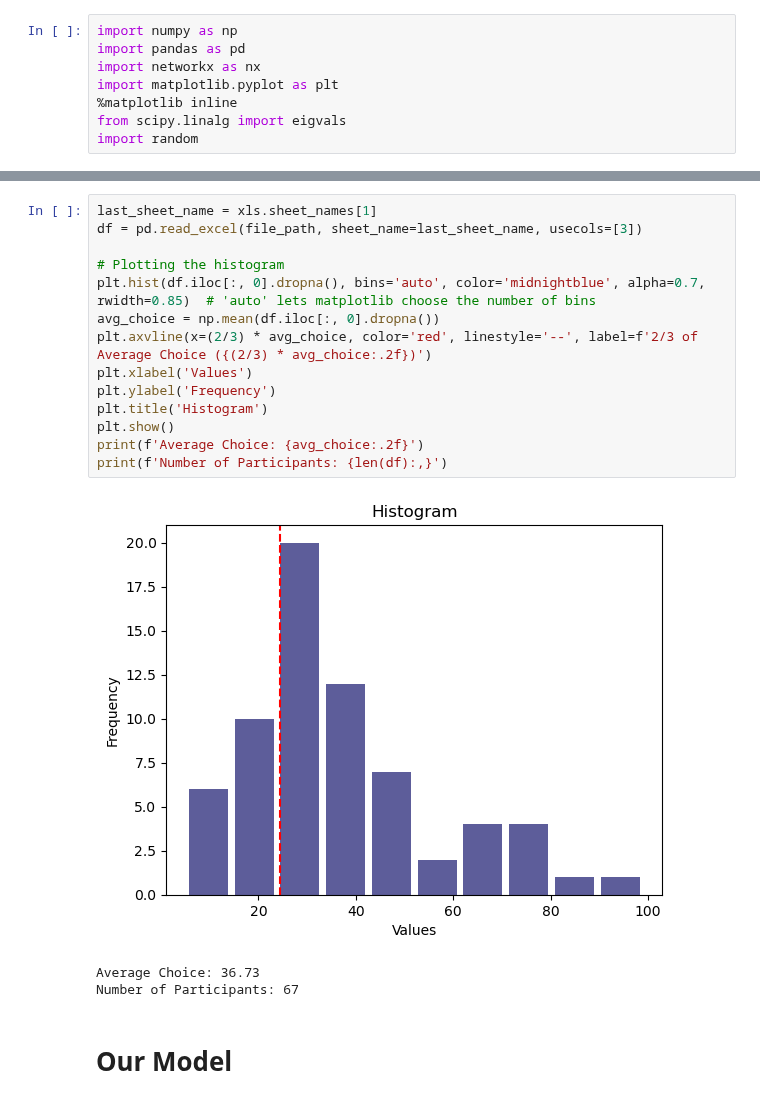
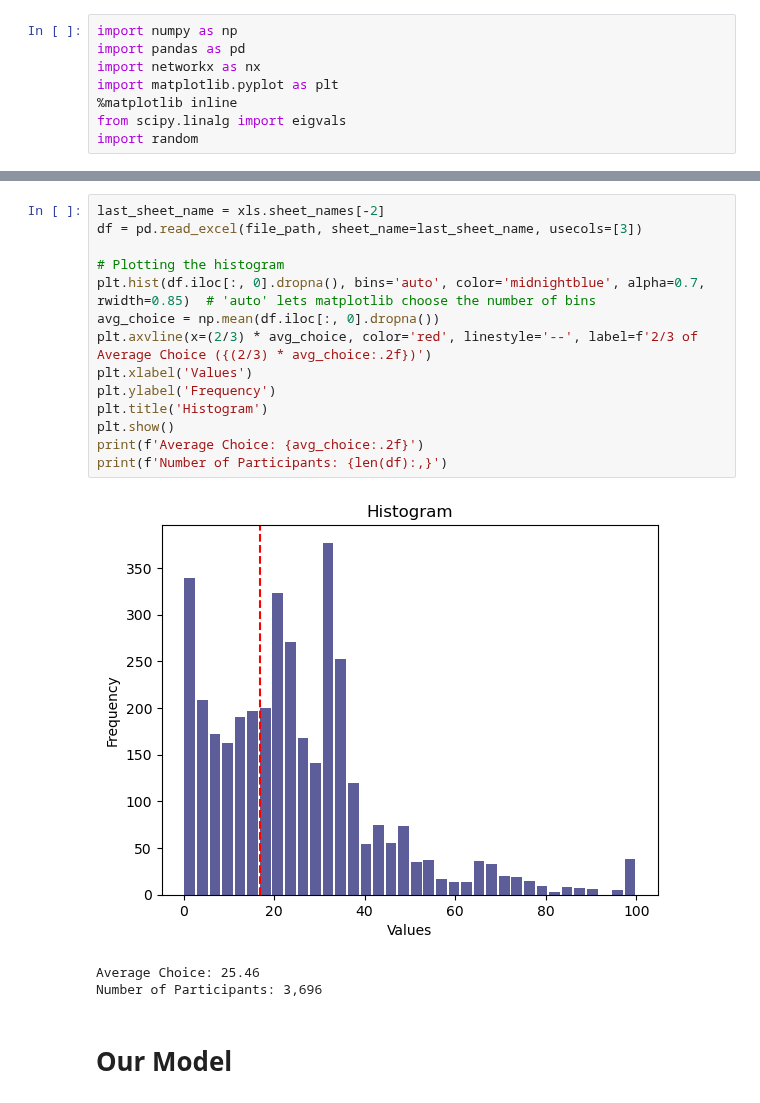
Before and after one commit to RamanEbrahimi/Research, a Jupyter notebook: K-level Network/k-level verification.ipynb, the cells around one changed output, grey strips where cells are left out. Cells and saved outputs as stored; diff of their text form.

```diff
--- a/K-level Network/k-level verification.ipynb
+++ b/K-level Network/k-level verification.ipynb
@@ -32,21 +32,21 @@ Lab (Bonn)
 # %%
-last_sheet_name = xls.sheet_names[1]
+last_sheet_name = xls.sheet_names[-2]
 df = pd.read_excel(file_path, sheet_name=last_sheet_name, usecols=[3])
 
 # Plotting the histogram
 plt.hist(df.iloc[:, 0].dropna(), bins='auto', color='midnightblue', alpha=0.7, rwidth=0.85)  # 'auto' lets matplotlib choose the number of bins
 avg_choice = np.mean(df.iloc[:, 0].dropna())
 plt.axvline(x=(2/3) * avg_choice, color='red', linestyle='--', label=f'2/3 of Average Choice ({(2/3) * avg_choice:.2f})')
 plt.xlabel('Values')
 plt.ylabel('Frequency')
 plt.title('Histogram')
 plt.show()
 print(f'Average Choice: {avg_choice:.2f}')
 print(f'Number of Participants: {len(df):,}')
 # %% [output]
-[figure, old version]
+[figure, new version]
-Average Choice: 36.73
-Number of Participants: 67
+Average Choice: 25.46
+Number of Participants: 3,696
 # %% [markdown]
 # Our Model
 # %%
```
Also changed, not shown: parts of 9 cells of this notebook, 6 other files.
